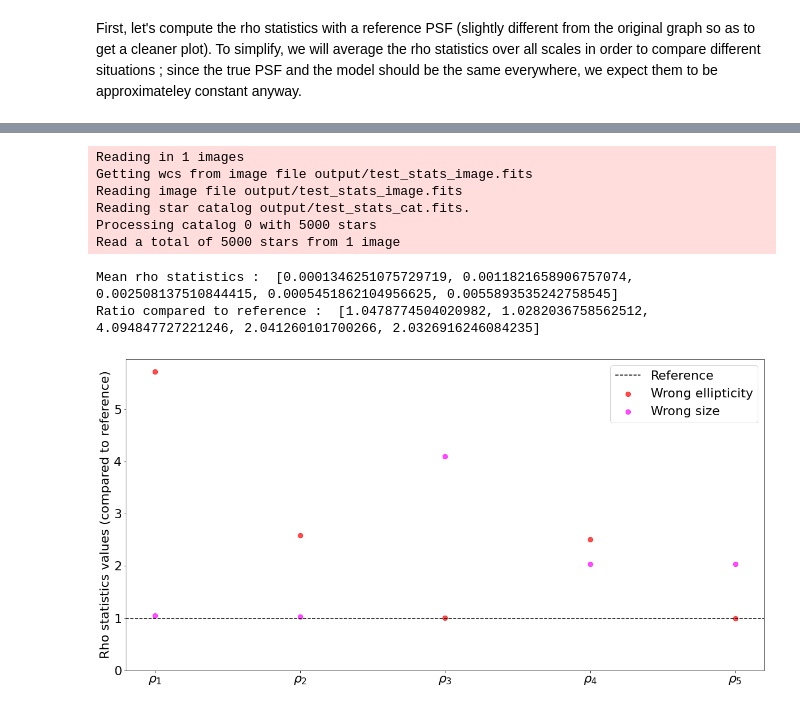
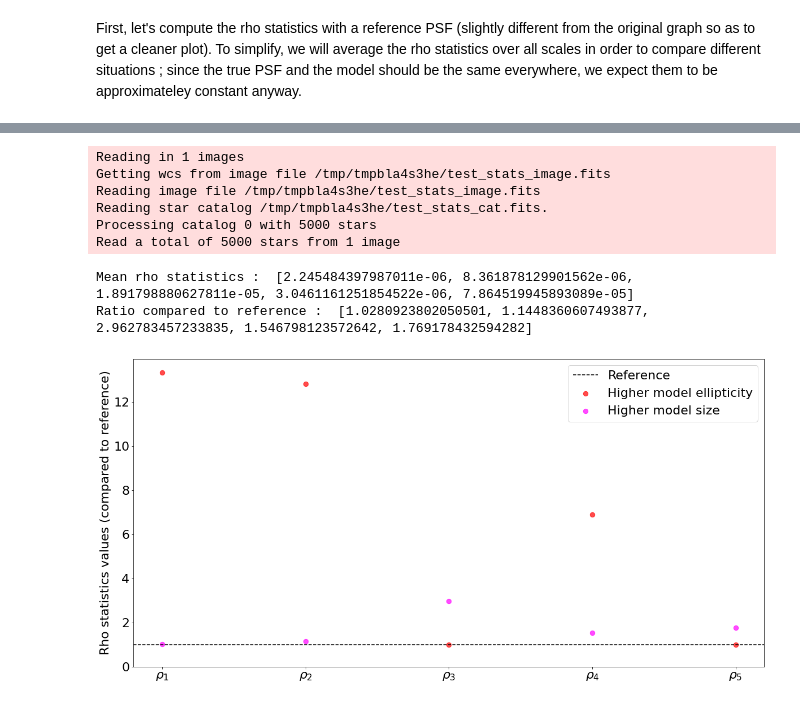
Before and after one commit to CosmoStat/Shear-and-PSF-Reading-Group, a Jupyter notebook: notebooks/rho-statistics.ipynb, the cells around one changed output, grey strips where cells are left out. Cells and saved outputs as stored; diff of their text form; code cells hidden in the pictures.

```diff
--- a/notebooks/rho-statistics.ipynb
+++ b/notebooks/rho-statistics.ipynb
@@ -118,14 +129,14 @@ def compute_rho_stats_mean(sigma,g1,g2,du,dv,flux,plot=False):
 
     if plot:
         fig, (ax1,ax2) = plt.subplots(1,2,figsize=(20,10))
-        ax1.set_xlabel(r'$\theta$ (arcmin)')
+        ax1.set_xlabel(r'$\theta$ (arcsec)')
         ax1.set_ylabel(r'$\rho(\theta)$')
-        ax1.set_xlim(20,200)
+        ax1.set_xlim(min_sep,max_sep)
         ax1.set_xscale('log')
         ax1.set_yscale('log', nonposy='clip')
-        ax2.set_xlabel(r'$\theta$ (arcmin)')
+        ax2.set_xlabel(r'$\theta$ (arcsec)')
         ax2.set_ylabel(r'$\rho(\theta)$')
-        ax2.set_xlim(20,200)
+        ax2.set_xlim(min_sep,max_sep)
         ax2.set_xscale('log')
         ax2.set_yscale('log', nonposy='clip')
         plot_single(ax1,rhos[0],"red","x",num=1)
@@ -141,8 +152,8 @@ def compute_rho_stats_mean(sigma,g1,g2,du,dv,flux,plot=False):
 # %% [markdown]
 First, let's compute the rho statistics with a reference PSF (slightly different from the original graph so as to get a cleaner plot). To simplify, we will average the rho statistics over all scales in order to compare different situations ; since the true PSF and the model should be the same everywhere, we expect them to be approximateley constant anyway.
 # %%
-sigma = 0.16
-g1 = 0.15
+sigma = 0.55
+g1 = 0.02
 g2 = 0
 du = 0.  # in arcsec
 dv = 0.
@@ -163,6 +174,6 @@ Now, let's see what happens if we give it a higher ellipticity, say by augmentin
 # %%
-sigma = 0.16
-g1 = 0.17
+sigma = 0.55
+g1 = 0.025
 g2 = 0
 du = 0.  # in arcsec
 dv = 0.
@@ -184,6 +195,6 @@ Indeed, we obtain a result that matches expectations. Let's now see the impact o
 # %%
-sigma = 0.19
-g1 = 0.15
+sigma = 0.60
+g1 = 0.02
 g2 = 0
 du = 0.  # in arcsec
 dv = 0.
@@ -193,23 +204,23 @@ print("Mean rho statistics : ",high_size_rho_stats)
 print("Ratio compared to reference : ",[high_size_rho_stats[i]/ref_rho_stats[i] for i in range(5)])
 # %% [output]
 Reading in 1 images
-Getting wcs from image file output/test_stats_image.fits
-Reading image file output/test_stats_image.fits
-Reading star catalog output/test_stats_cat.fits.
+Getting wcs from image file /tmp/tmpbla4s3he/test_stats_image.fits
+Reading image file /tmp/tmpbla4s3he/test_stats_image.fits
+Reading star catalog /tmp/tmpbla4s3he/test_stats_cat.fits.
 Processing catalog 0 with 5000 stars
 Read a total of 5000 stars from 1 image
-Mean rho statistics :  [0.0001346251075729719, 0.0011821658906757074, 0.002508137510844415, 0.0005451862104956625, 0.0055893535242758545]
-Ratio compared to reference :  [1.0478774504020982, 1.0282036758562512, 4.094847727221246, 2.041260101700266, 2.0326916246084235]
+Mean rho statistics :  [2.245484397987011e-06, 8.361878129901562e-06, 1.891798880627811e-05, 3.0461161251854522e-06, 7.864519945893089e-05]
+Ratio compared to reference :  [1.0280923802050501, 1.1448360607493877, 2.962783457233835, 1.546798123572642, 1.769178432594282]
 # %%
 x = [r"$\rho_1$",r"$\rho_2$",r"$\rho_3$",r"$\rho_4$",r"$\rho_5$"]
 plt.figure(figsize=(20,10))
 plt.axhline(1,color="black",linestyle="--",label="Reference")
 #plt.scatter(x,[1.0 for i in range(5)],marker="o",s=100,color="blue",label="Reference")
-plt.scatter(x,[high_ellipticity_rho_stats[i]/ref_rho_stats[i] for i in range(5)],marker="o",s=70,color="red",label="Wrong ellipticity",alpha=0.7)
-plt.scatter(x,[high_size_rho_stats[i]/ref_rho_stats[i] for i in range(5)],marker="o",s=70,color="magenta",label="Wrong size",alpha=0.7)
+plt.scatter(x,[high_ellipticity_rho_stats[i]/ref_rho_stats[i] for i in range(5)],marker="o",s=70,color="red",label="Higher model ellipticity",alpha=0.7)
+plt.scatter(x,[high_size_rho_stats[i]/ref_rho_stats[i] for i in range(5)],marker="o",s=70,color="magenta",label="Higher model size",alpha=0.7)
 plt.ylabel("Rho statistics values (compared to reference)")
 plt.ylim(0)
 plt.legend()
 plt.show()
 # %% [output]
-[figure, old version]
+[figure, new version]
```
Also changed, not shown: parts of 13 cells of this notebook, 1 other file.
